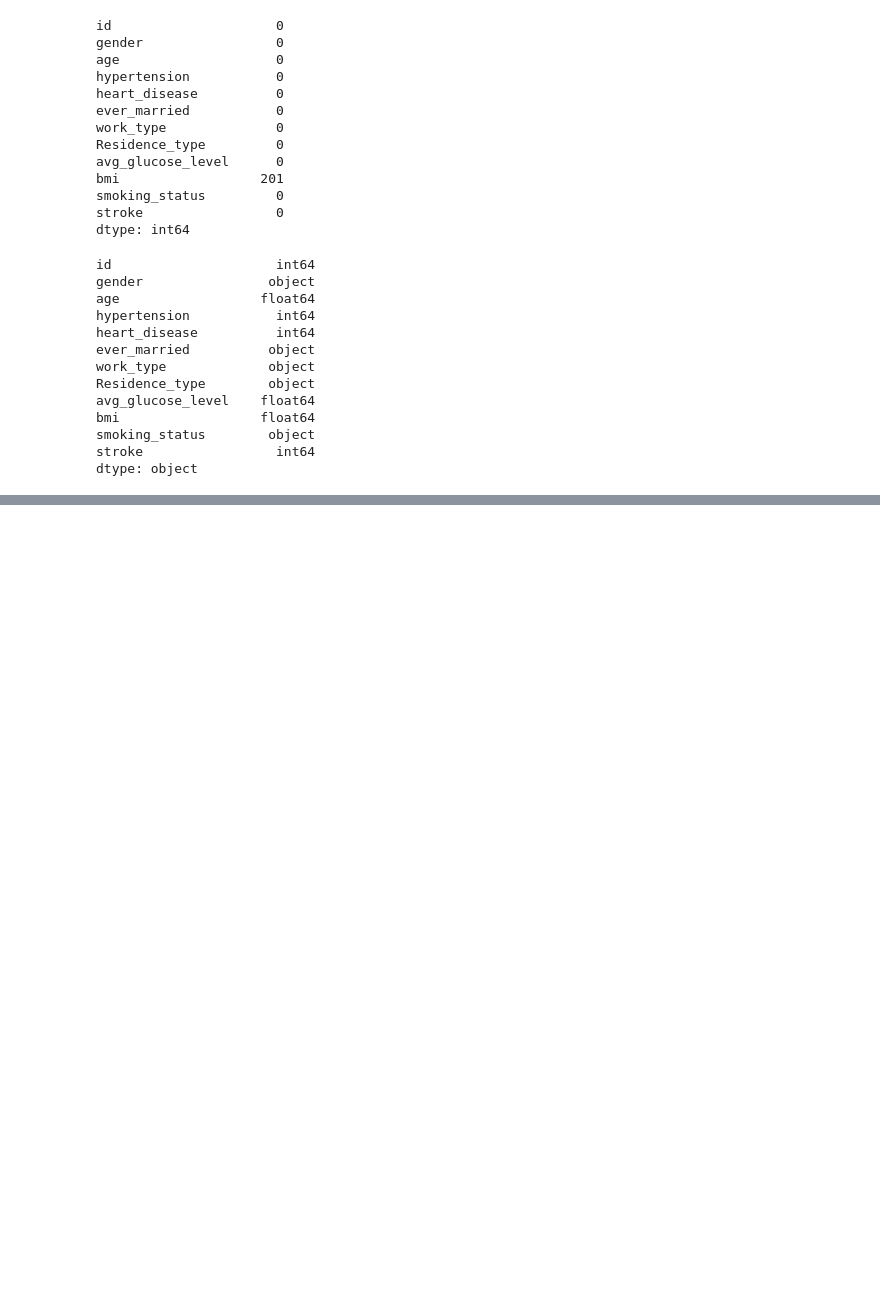
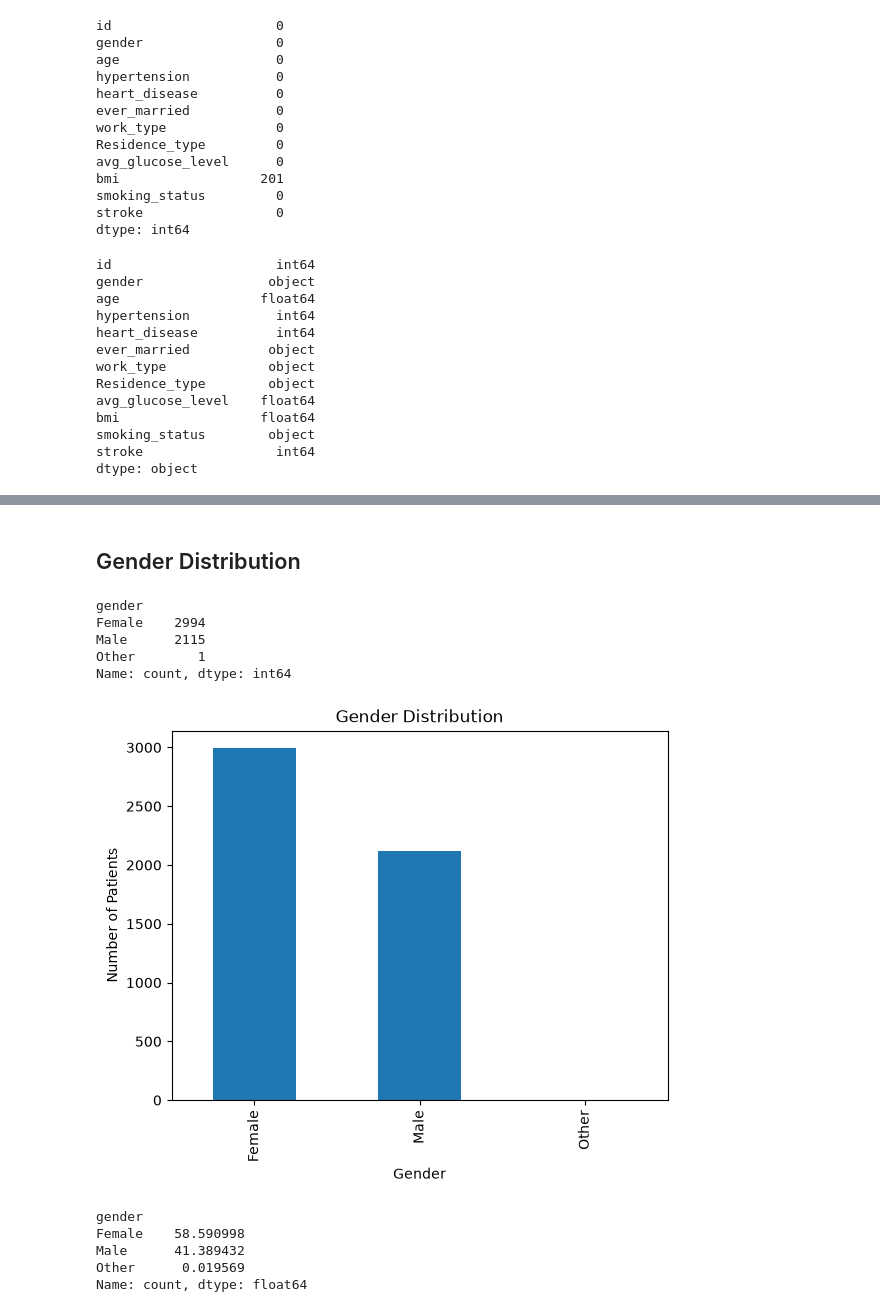
Before and after one commit to variksoo211/synthetic-healthcare-data-generation, a Jupyter notebook: notebooks/01_eda.ipynb, the cells around one changed output, grey strips where cells are left out. Cells and saved outputs as stored; diff of their text form; code cells hidden in the pictures; blank space fills up the shorter version.

```diff
--- a/notebooks/01_eda.ipynb
+++ b/notebooks/01_eda.ipynb
@@ -81,0 +196,34 @@ dtype: object
+# %% [markdown]
+## Gender Distribution
+# %%
+gender_counts = df["gender"].value_counts()
+
+gender_counts
+# %% [output]
+gender
+Female    2994
+Male      2115
+Other        1
+Name: count, dtype: int64
+# %%
+gender_counts.plot(kind="bar")
+
+plt.title("Gender Distribution")
+plt.xlabel("Gender")
+plt.ylabel("Number of Patients")
+
+plt.savefig("../figures/gender_distribution.png",
+            dpi=300,
+            bbox_inches="tight")
+
+plt.show()
+# %% [output]
+[figure, added]
+# %%
+gender_counts / len(df) * 100
+# %% [output]
+gender
+Female    58.590998
+Male      41.389432
+Other      0.019569
+Name: count, dtype: float64
```
Also changed, not shown: parts of 32 cells of this notebook, 8 other files.
